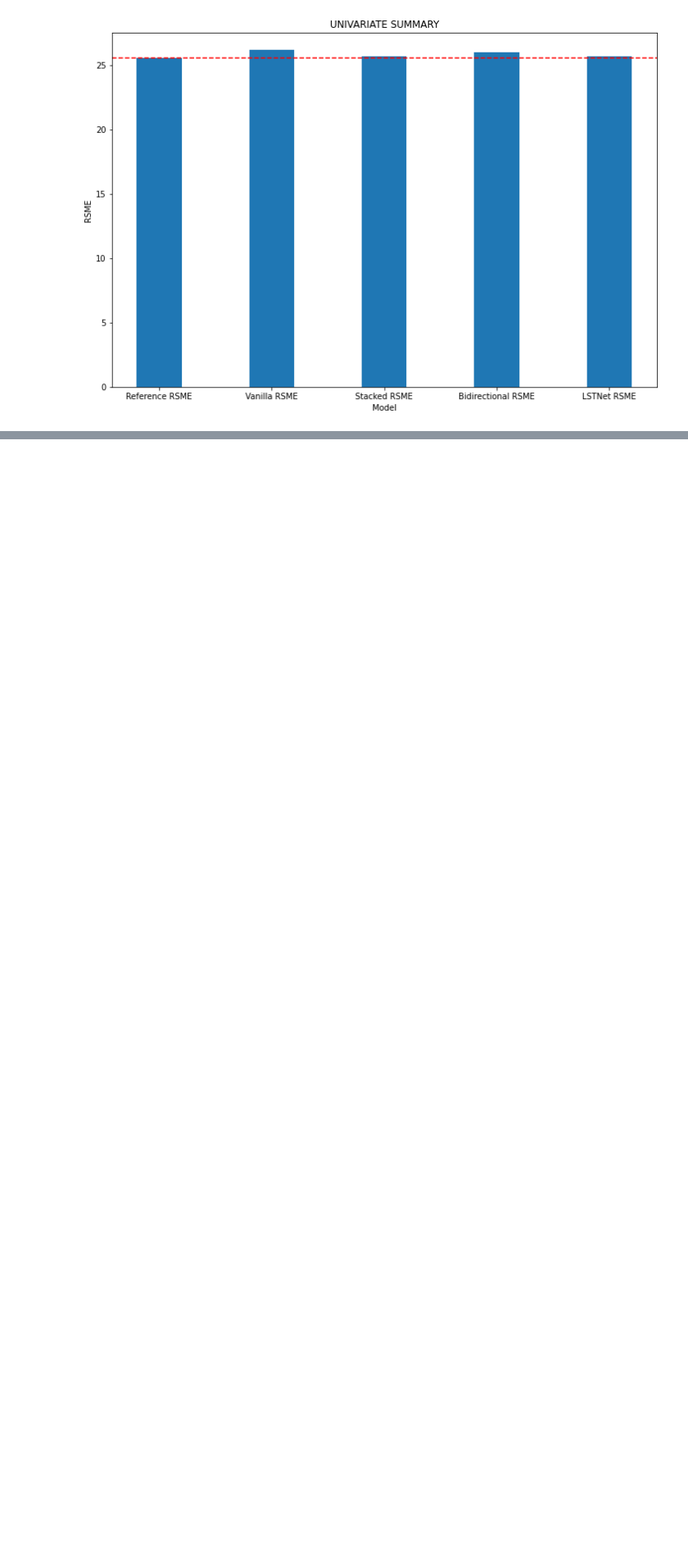
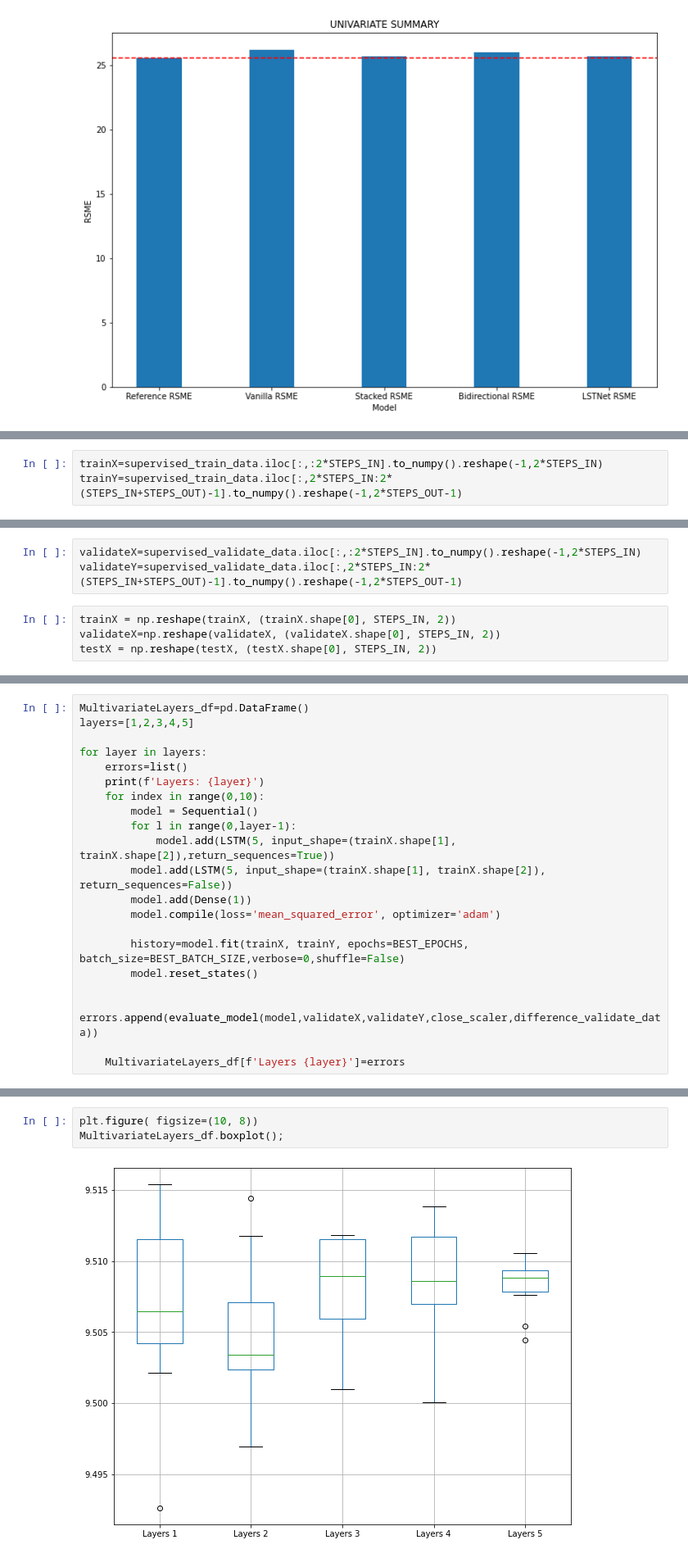
Before and after one commit to darkosarajkic997/StockPricePrediction, a Jupyter notebook: StockPriceTimeSeriesPrediction.ipynb, the cells around one changed output, grey strips where cells are left out. Shown at 82% size. Saved outputs shown, nothing was run; the diff lists cells and outputs as text; blank space fills up the shorter version.

Commit message:
Multivariate and multi-step predictions

```diff
--- a/StockPriceTimeSeriesPrediction.ipynb
+++ b/StockPriceTimeSeriesPrediction.ipynb
@@ -755,0 +764,3 @@ plt.show()
+# %%
+trainX=supervised_train_data.iloc[:,:2*STEPS_IN].to_numpy().reshape(-1,2*STEPS_IN)
+trainY=supervised_train_data.iloc[:,2*STEPS_IN:2*(STEPS_IN+STEPS_OUT)-1].to_numpy().reshape(-1,2*STEPS_OUT-1)
@@ -755,0 +770,7 @@ plt.show()
+# %%
+validateX=supervised_validate_data.iloc[:,:2*STEPS_IN].to_numpy().reshape(-1,2*STEPS_IN)
+validateY=supervised_validate_data.iloc[:,2*STEPS_IN:2*(STEPS_IN+STEPS_OUT)-1].to_numpy().reshape(-1,2*STEPS_OUT-1)
+# %%
+trainX = np.reshape(trainX, (trainX.shape[0], STEPS_IN, 2))
+validateX=np.reshape(validateX, (validateX.shape[0], STEPS_IN, 2))
+testX = np.reshape(testX, (testX.shape[0], STEPS_IN, 2))
@@ -755,0 +781,21 @@ plt.show()
+# %%
+MultivariateLayers_df=pd.DataFrame()
+layers=[1,2,3,4,5]
+
+for layer in layers:
+    errors=list()
+    print(f'Layers: {layer}')
+    for index in range(0,10):
+        model = Sequential()
+        for l in range(0,layer-1):
+            model.add(LSTM(5, input_shape=(trainX.shape[1], trainX.shape[2]),return_sequences=True))
+        model.add(LSTM(5, input_shape=(trainX.shape[1], trainX.shape[2]), return_sequences=False))
+        model.add(Dense(1))
+        model.compile(loss='mean_squared_error', optimizer='adam')
+
+        history=model.fit(trainX, trainY, epochs=BEST_EPOCHS, batch_size=BEST_BATCH_SIZE,verbose=0,shuffle=False)
+        model.reset_states()
+
+        errors.append(evaluate_model(model,validateX,validateY,close_scaler,difference_validate_data))
+
+    MultivariateLayers_df[f'Layers {layer}']=errors
@@ -755,0 +820,5 @@ plt.show()
+# %%
+plt.figure( figsize=(10, 8))
+MultivariateLayers_df.boxplot();
+# %% [output]
+[figure, added]
```
Also changed, not shown: parts of 39 cells of this notebook, 1 other file.
